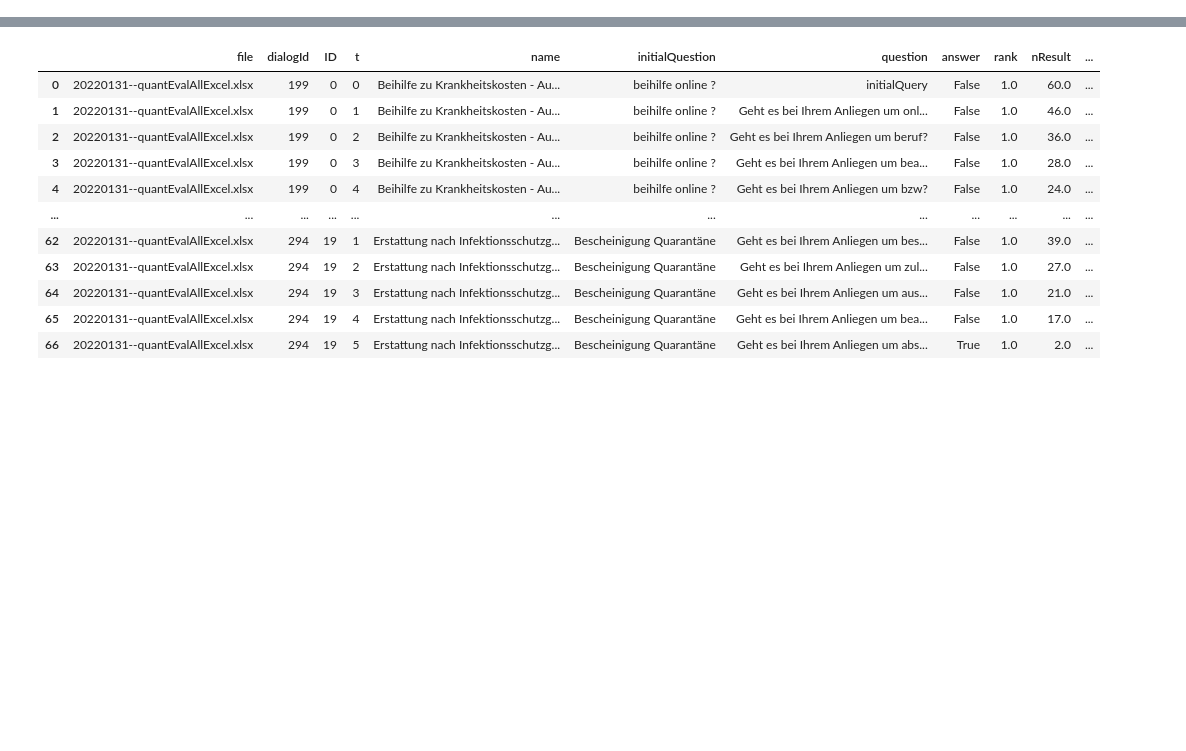
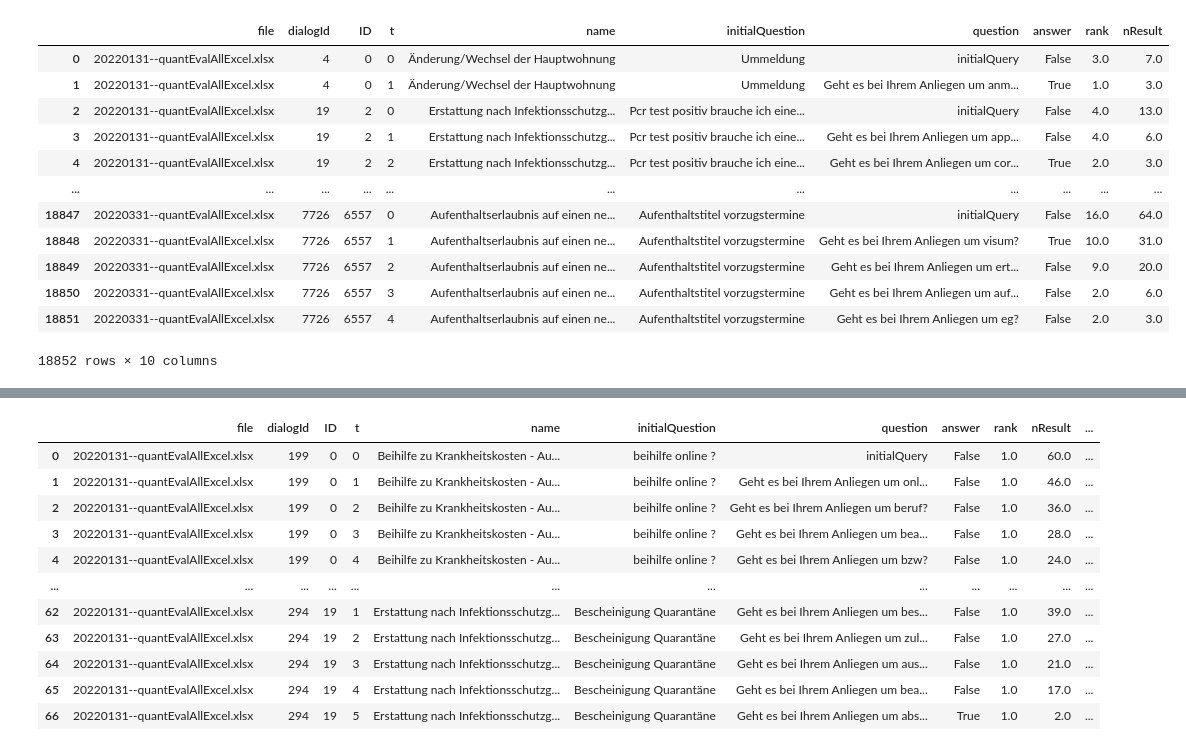
Before and after one commit to moritzwassmer/PJDS_chatbot, a Jupyter notebook: CodingDirectory/Clustering/Modules/test_log_analyzis.ipynb, the cells around one changed output, grey strips where cells are left out. Drawn from its saved outputs; the diff is of its cells as text; code cells hidden in the pictures; blank space fills up the shorter version.

```diff
--- a/CodingDirectory/Clustering/Modules/test_log_analyzis.ipynb
+++ b/CodingDirectory/Clustering/Modules/test_log_analyzis.ipynb
@@ -19,5 +19,3 @@ from keywords_evaluation import *
 
 key_eval=Keywords_eval(sh.SolrHandler,cls.Clusterer,td.TopicDeterminator,kw_ch.Keyword_check,"antrag",3,False)
 key_eval_clus=Keywords_eval(sh.SolrHandler,cls.Clusterer,td.TopicDeterminator,kw_ch.Keyword_check,"antrag",3,True)
-# %%
-key_eval_clus=Keywords_eval(sh.SolrHandler,cls.Clusterer,td.TopicDeterminator,kw_ch.Keyword_check,"antrag",3,True)
@@ -41,6 +152,6 @@ delta,services,questions,means=log_analyzer.run_it()
 # %%
-logs_clus=key_eval.initialize_evaluation(df)
-log_analyzer_clus=lo_an.Log_Analyzer(logs)
+logs_clus=key_eval_clus.initialize_evaluation(df)
+log_analyzer_clus=lo_an.Log_Analyzer(logs_clus)
 delta_clus,services_clus,questions_clus,means_clus=log_analyzer.run_it()
 # %% [output]
 'response'
@@ -49,0 +174,16 @@ delta_clus,services_clus,questions_clus,means_clus=log_analyzer.run_it()
+# %%
+logs_clus
+# %% [output]
+|  | file | dialogId | ID | t | name | initialQuestion | question | answer | rank | nResult |
+| 0 | 20220131--quantEvalAllExcel.xlsx | 4 | 0 | 0 | Änderung/Wechsel der Hauptwohnung | Ummeldung | initialQuery | False | 3.0 | 7.0 |
+| 1 | 20220131--quantEvalAllExcel.xlsx | 4 | 0 | 1 | Änderung/Wechsel der Hauptwohnung | Ummeldung | Geht es bei Ihrem Anliegen um anm... | True | 1.0 | 3.0 |
+| 2 | 20220131--quantEvalAllExcel.xlsx | 19 | 2 | 0 | Erstattung nach Infektionsschutzg... | Pcr test positiv brauche ich eine... | initialQuery | False | 4.0 | 13.0 |
+| 3 | 20220131--quantEvalAllExcel.xlsx | 19 | 2 | 1 | Erstattung nach Infektionsschutzg... | Pcr test positiv brauche ich eine... | Geht es bei Ihrem Anliegen um app... | False | 4.0 | 6.0 |
+| 4 | 20220131--quantEvalAllExcel.xlsx | 19 | 2 | 2 | Erstattung nach Infektionsschutzg... | Pcr test positiv brauche ich eine... | Geht es bei Ihrem Anliegen um cor... | True | 2.0 | 3.0 |
+| ... | ... | ... | ... | ... | ... | ... | ... | ... | ... | ... |
+| 18847 | 20220331--quantEvalAllExcel.xlsx | 7726 | 6557 | 0 | Aufenthaltserlaubnis auf einen ne... | Aufenthaltstitel vorzugstermine | initialQuery | False | 16.0 | 64.0 |
+| 18848 | 20220331--quantEvalAllExcel.xlsx | 7726 | 6557 | 1 | Aufenthaltserlaubnis auf einen ne... | Aufenthaltstitel vorzugstermine | Geht es bei Ihrem Anliegen um visum? | True | 10.0 | 31.0 |
+| 18849 | 20220331--quantEvalAllExcel.xlsx | 7726 | 6557 | 2 | Aufenthaltserlaubnis auf einen ne... | Aufenthaltstitel vorzugstermine | Geht es bei Ihrem Anliegen um ert... | False | 9.0 | 20.0 |
+| 18850 | 20220331--quantEvalAllExcel.xlsx | 7726 | 6557 | 3 | Aufenthaltserlaubnis auf einen ne... | Aufenthaltstitel vorzugstermine | Geht es bei Ihrem Anliegen um auf... | False | 2.0 | 6.0 |
+| 18851 | 20220331--quantEvalAllExcel.xlsx | 7726 | 6557 | 4 | Aufenthaltserlaubnis auf einen ne... | Aufenthaltstitel vorzugstermine | Geht es bei Ihrem Anliegen um eg? | False | 2.0 | 3.0 |
+18852 rows × 10 columns
```
Also changed, not shown: parts of 20 cells of this notebook, 4 other files.
